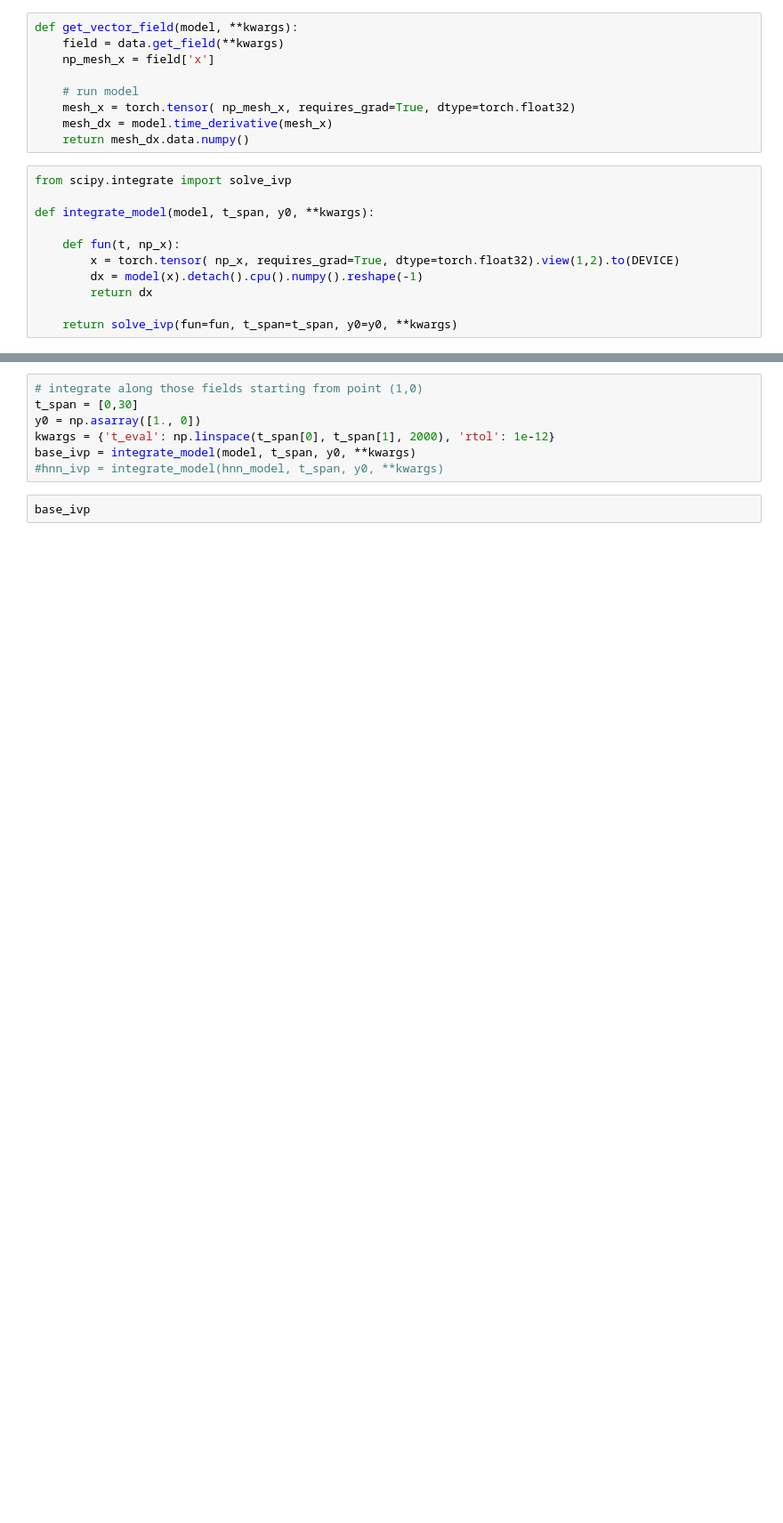
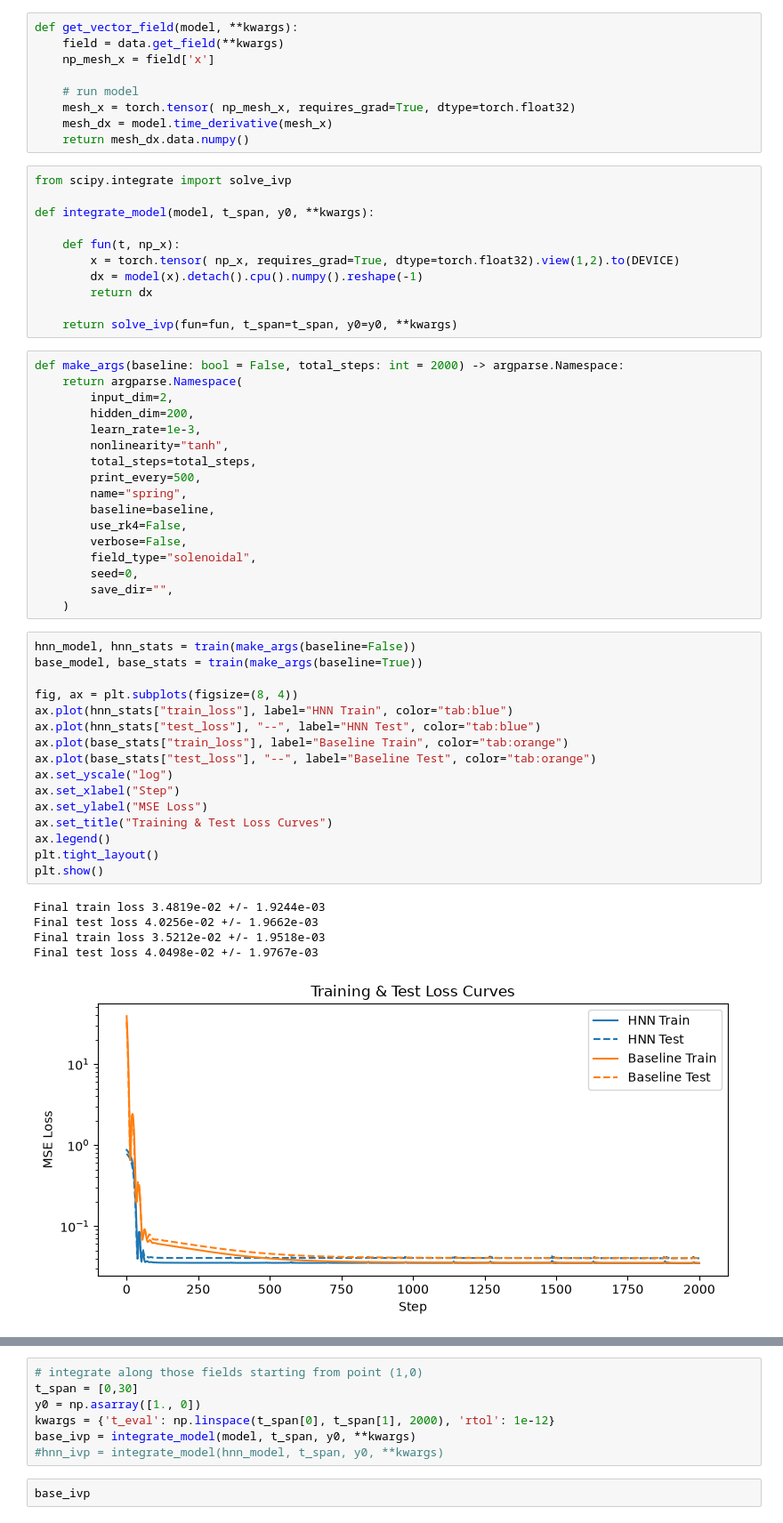
Before and after one commit to cchamb-gh/hnn, a Jupyter notebook: notebooks/spring.ipynb, the cells around one changed output, grey strips where cells are left out. Shown at 89% size. Drawn from its saved outputs; the diff is of its cells as text; blank space fills up the shorter version.

```diff
--- a/spring.ipynb
+++ b/notebooks/spring.ipynb
@@ -217,4 +84,43 @@ def integrate_model(model, t_span, y0, **kwargs):
         return dx
 
     return solve_ivp(fun=fun, t_span=t_span, y0=y0, **kwargs)
+# %%
+def make_args(baseline: bool = False, total_steps: int = 2000) -> argparse.Namespace:
+    return argparse.Namespace(
+        input_dim=2,
+        hidden_dim=200,
+        learn_rate=1e-3,
+        nonlinearity="tanh",
+        total_steps=total_steps,
+        print_every=500,
+        name="spring",
+        baseline=baseline,
+        use_rk4=False,
+        verbose=False,
+        field_type="solenoidal",
+        seed=0,
+        save_dir="",
+    )
+# %%
+hnn_model, hnn_stats = train(make_args(baseline=False))
+base_model, base_stats = train(make_args(baseline=True))
+
+fig, ax = plt.subplots(figsize=(8, 4))
+ax.plot(hnn_stats["train_loss"], label="HNN Train", color="tab:blue")
+ax.plot(hnn_stats["test_loss"], "--", label="HNN Test", color="tab:blue")
+ax.plot(base_stats["train_loss"], label="Baseline Train", color="tab:orange")
+ax.plot(base_stats["test_loss"], "--", label="Baseline Test", color="tab:orange")
+ax.set_yscale("log")
+ax.set_xlabel("Step")
+ax.set_ylabel("MSE Loss")
+ax.set_title("Training & Test Loss Curves")
+ax.legend()
+plt.tight_layout()
+plt.show()
+# %% [output]
+Final train loss 3.4819e-02 +/- 1.9244e-03
+Final test loss 4.0256e-02 +/- 1.9662e-03
+Final train loss 3.5212e-02 +/- 1.9518e-03
+Final test loss 4.0498e-02 +/- 1.9767e-03
+[figure, added]
 # %%
```
Also changed, not shown: parts of 16 cells of this notebook, 3 other files.
